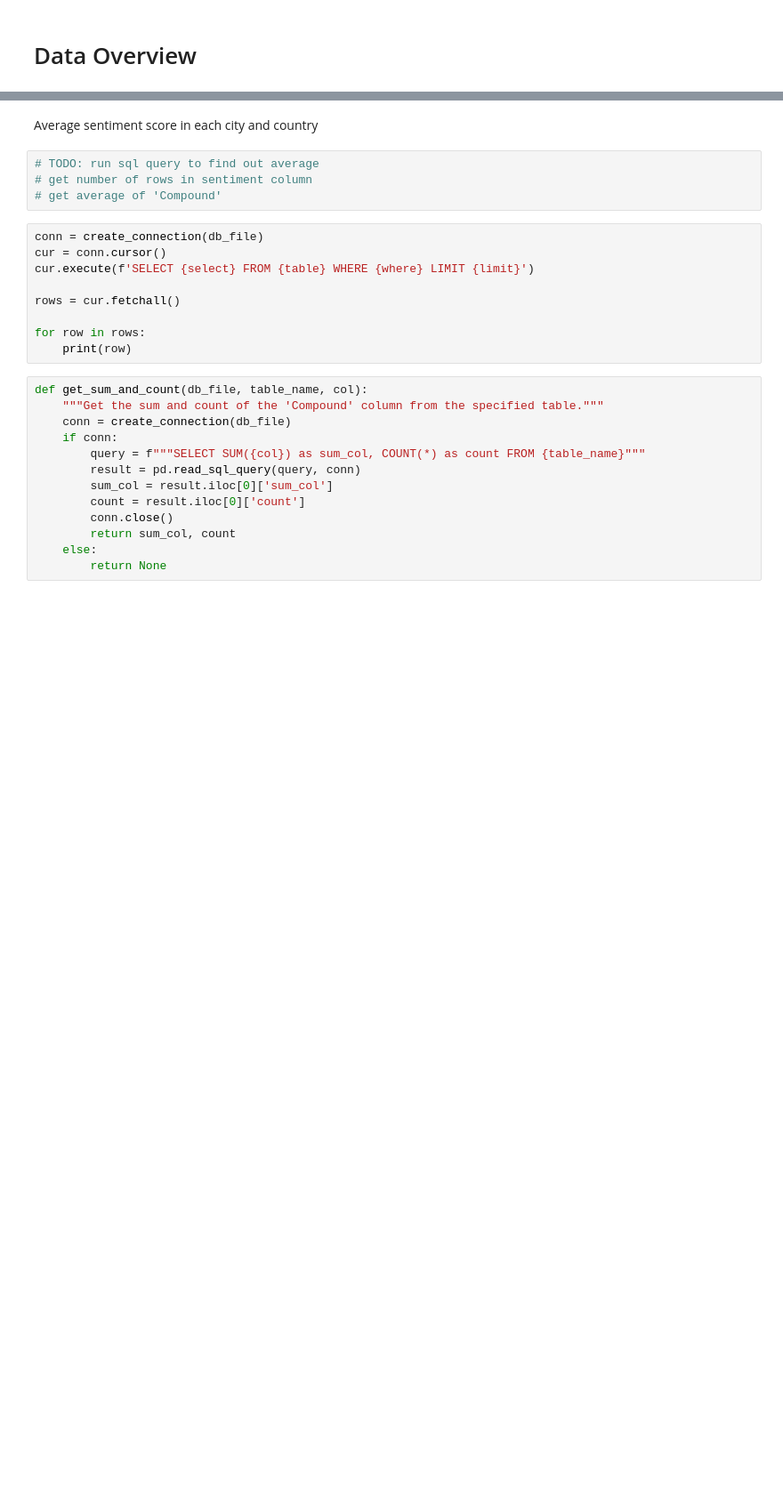
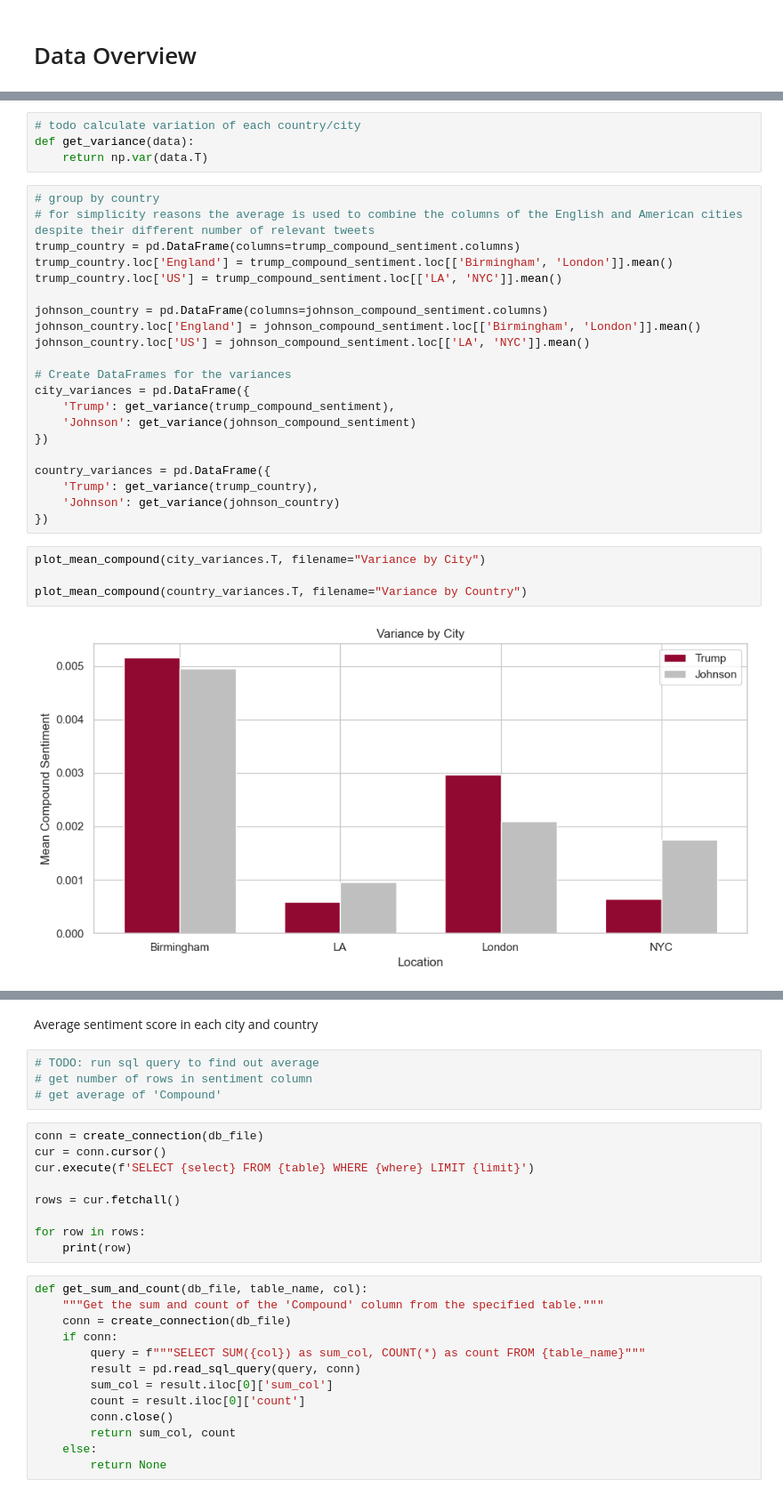
Before and after one commit to lgiesen/twitter-sentiment-analysis-politicians, a Jupyter notebook: data-overview.ipynb, the cells around one changed output, grey strips where cells are left out. Shown at 89% size. Cells and saved outputs as stored; diff of their text form; blank space fills up the shorter version.

```diff
--- a/data-overview.ipynb
+++ b/data-overview.ipynb
@@ -32,0 +83,31 @@ trump.shape
+# %%
+# todo calculate variation of each country/city
+def get_variance(data):
+    return np.var(data.T)
+# %%
+# group by country
+# for simplicity reasons the average is used to combine the columns of the English and American cities despite their different number of relevant tweets
+trump_country = pd.DataFrame(columns=trump_compound_sentiment.columns)
+trump_country.loc['England'] = trump_compound_sentiment.loc[['Birmingham', 'London']].mean()
+trump_country.loc['US'] = trump_compound_sentiment.loc[['LA', 'NYC']].mean()
+
+johnson_country = pd.DataFrame(columns=johnson_compound_sentiment.columns)
+johnson_country.loc['England'] = johnson_compound_sentiment.loc[['Birmingham', 'London']].mean()
+johnson_country.loc['US'] = johnson_compound_sentiment.loc[['LA', 'NYC']].mean()
+
+# Create DataFrames for the variances
+city_variances = pd.DataFrame({
+    'Trump': get_variance(trump_compound_sentiment),
+    'Johnson': get_variance(johnson_compound_sentiment)
+})
+
+country_variances = pd.DataFrame({
+    'Trump': get_variance(trump_country),
+    'Johnson': get_variance(johnson_country)
+})
+# %%
+plot_mean_compound(city_variances.T, filename="Variance by City")
+
+plot_mean_compound(country_variances.T, filename="Variance by Country")
+# %% [output]
+[figure, added]
```
Also changed, not shown: parts of 15 cells of this notebook, 28 other files.
